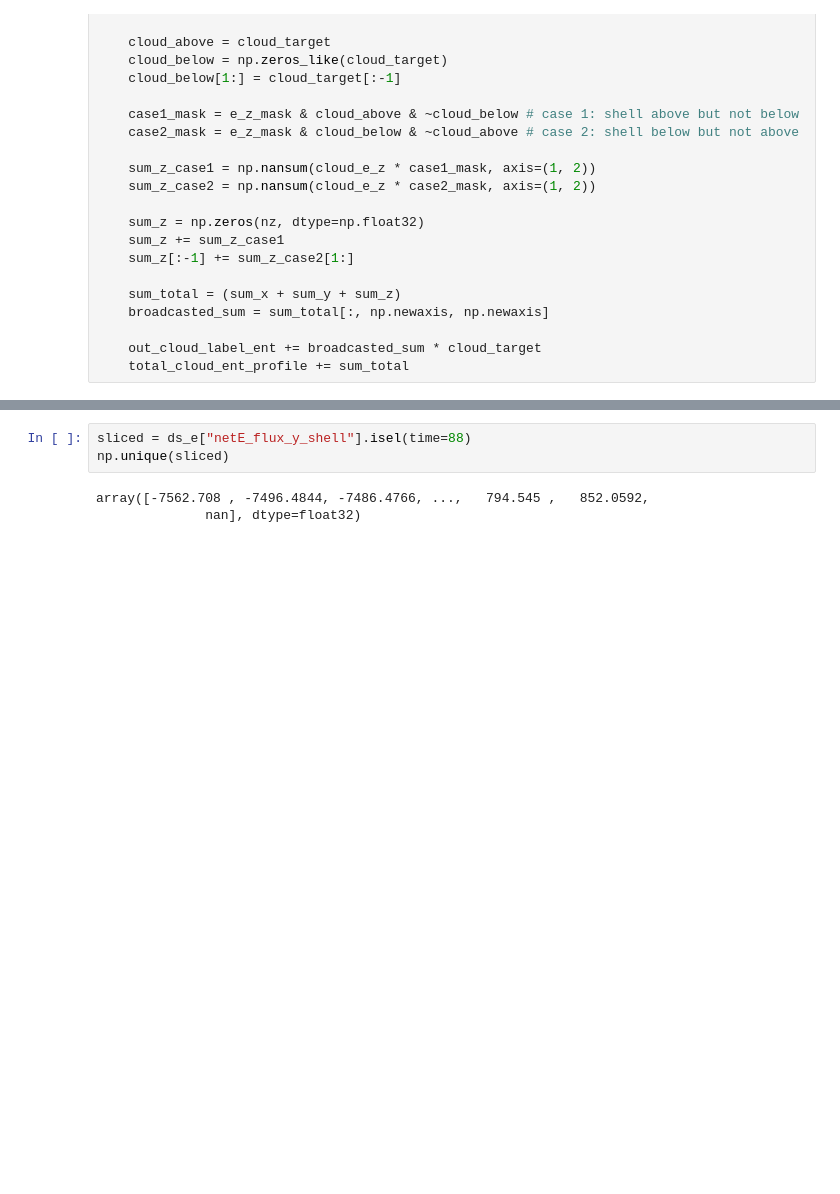
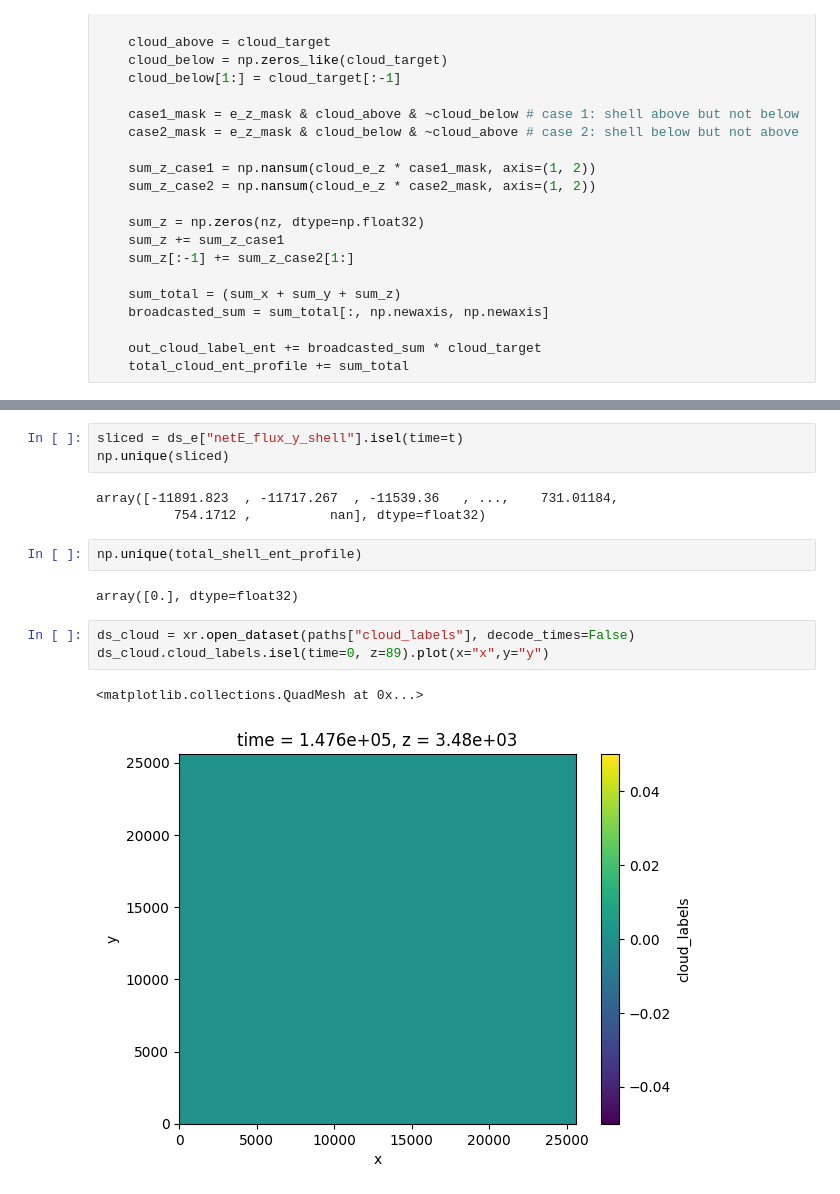
Before and after one commit to BenjaminBeselJr/3DSA-File-Makers, a Jupyter notebook: Development/entrainment_timeslice_testing.ipynb, the cells around one changed output, grey strips where cells are left out. Cells and saved outputs as stored; diff of their text form; blank space fills up the shorter version.

```diff
--- a/Development/entrainment_timeslice_testing.ipynb
+++ b/Development/entrainment_timeslice_testing.ipynb
@@ -193,6 +194,16 @@ array([nan], dtype=float32)
 # %%
-sliced = ds_e["netE_flux_y_shell"].isel(time=88)
+sliced = ds_e["netE_flux_y_shell"].isel(time=t)
 np.unique(sliced)
 # %% [output]
-array([-7562.708 , -7496.4844, -7486.4766, ...,   794.545 ,   852.0592,
-              nan], dtype=float32)
+array([-11891.823  , -11717.267  , -11539.36   , ...,    731.01184,
+          754.1712 ,          nan], dtype=float32)
+# %%
+np.unique(total_shell_ent_profile)
+# %% [output]
+array([0.], dtype=float32)
+# %%
+ds_cloud = xr.open_dataset(paths["cloud_labels"], decode_times=False)
+ds_cloud.cloud_labels.isel(time=0, z=89).plot(x="x",y="y")
+# %% [output]
+<matplotlib.collections.QuadMesh at 0x...>
+[figure, added]
```
Also changed, not shown: parts of 3 cells of this notebook, 10 other files.
